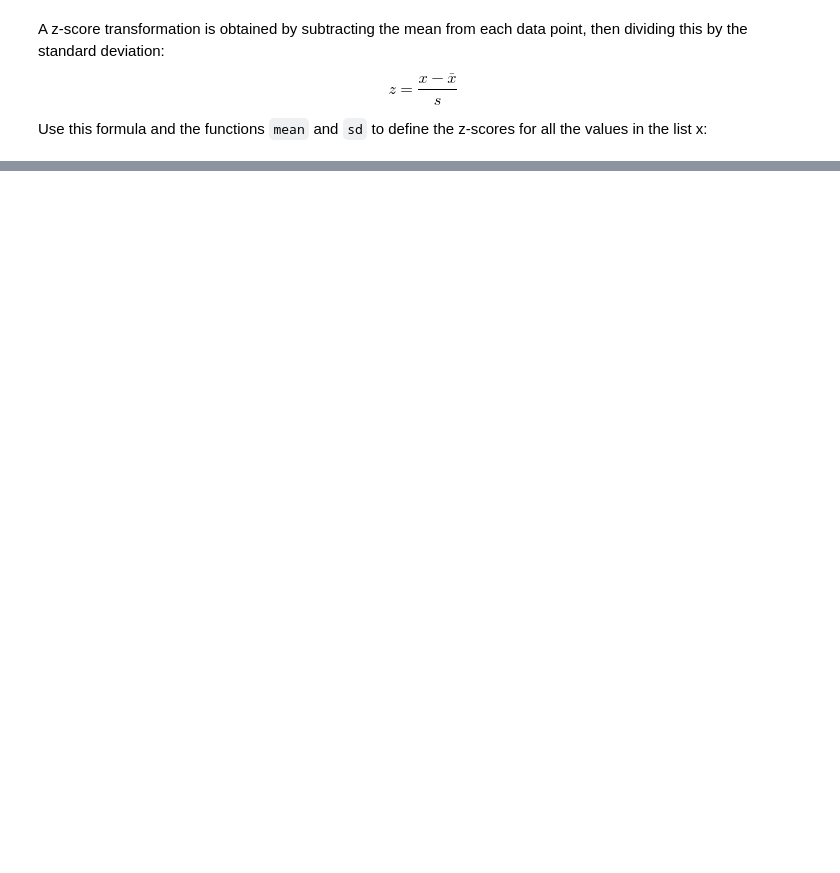
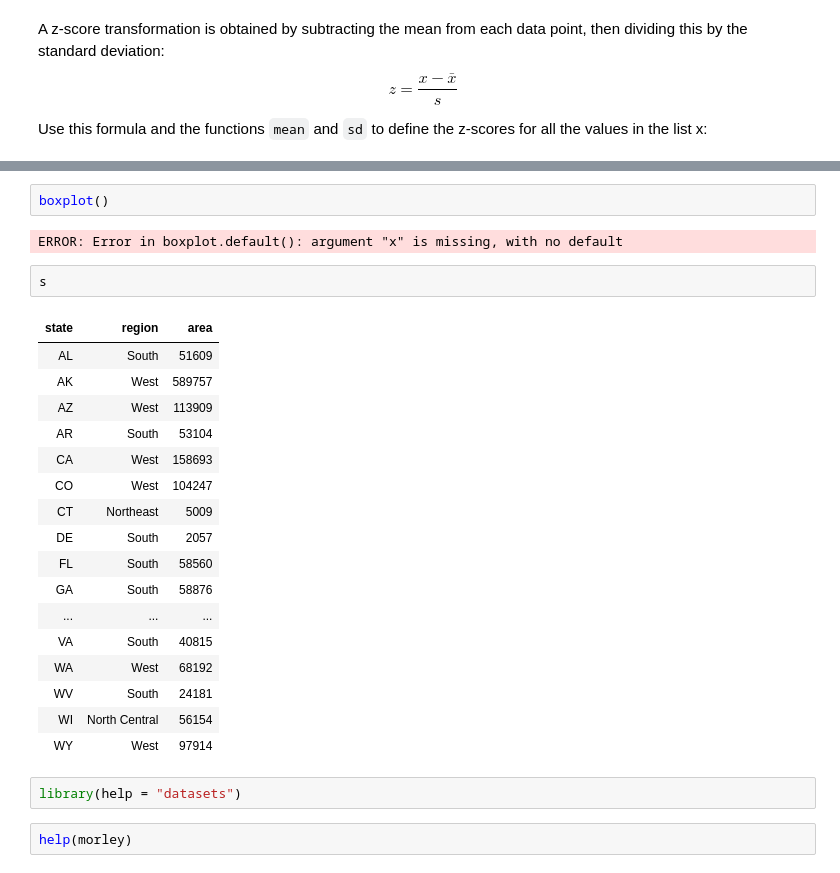
Before and after one commit to mdtdev/Scientific-Computing-Education, a Jupyter notebook: 01 Introduction_to_R_Arithmetic.ipynb, the cells around one changed output, grey strips where cells are left out. Saved outputs shown, nothing was run; the diff lists cells and outputs as text; blank space fills up the shorter version.

```diff
--- a/01 Introduction_to_R_Arithmetic.ipynb
+++ b/01 Introduction_to_R_Arithmetic.ipynb
@@ -217,0 +240,28 @@ Lists are great but in most problems we have many variables and many observation
+# %%
+boxplot()
+# %% [output]
+ERROR: Error in boxplot.default(): argument "x" is missing, with no default
+# %%
+s
+# %% [output]
+| state | region | area |
+| AL | South | 51609 |
+| AK | West | 589757 |
+| AZ | West | 113909 |
+| AR | South | 53104 |
+| CA | West | 158693 |
+| CO | West | 104247 |
+| CT | Northeast | 5009 |
+| DE | South | 2057 |
+| FL | South | 58560 |
+| GA | South | 58876 |
+| ... | ... | ... |
+| VA | South | 40815 |
+| WA | West | 68192 |
+| WV | South | 24181 |
+| WI | North Central | 56154 |
+| WY | West | 97914 |
+# %%
+library(help = "datasets")
+# %%
+help(morley)
```
Also changed, not shown: parts of 22 cells of this notebook, 2 other files.
